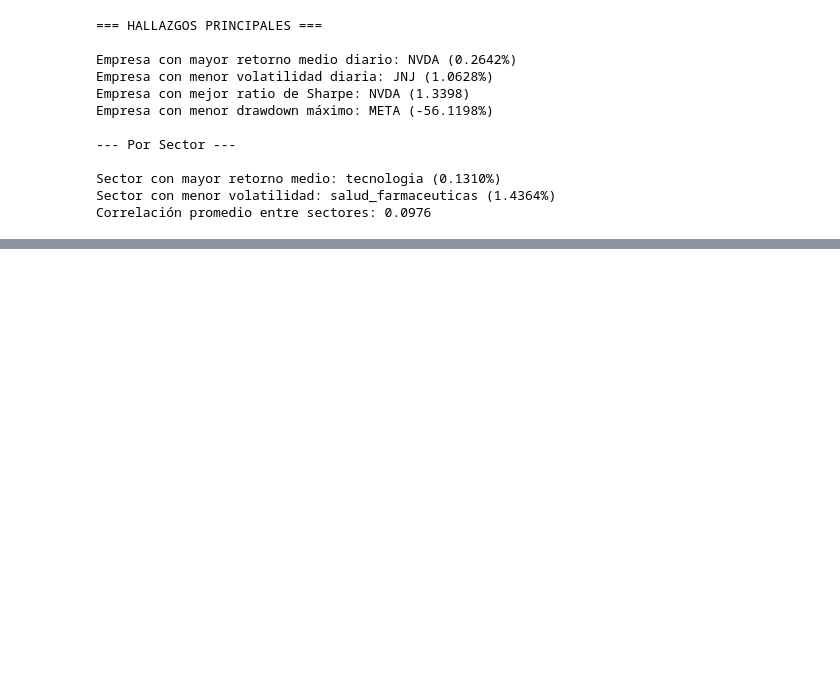
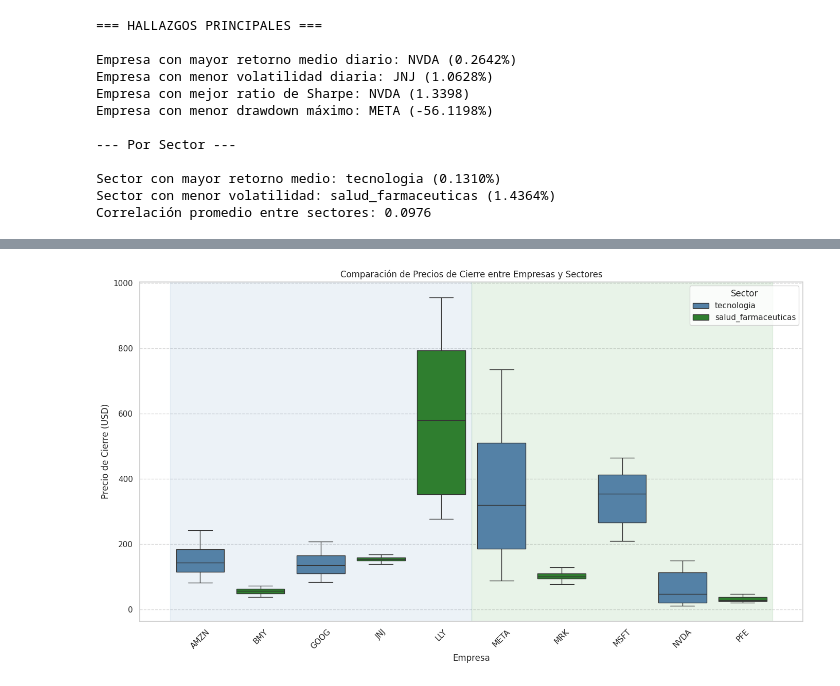
Before and after one commit to daniel-bor/analisis-inversion, a Jupyter notebook: notebooks/3_estadisticas_descriptivas.ipynb, the cells around one changed output, grey strips where cells are left out. Saved outputs shown, nothing was run; the diff lists cells and outputs as text; code cells hidden in the pictures; blank space fills up the shorter version.

```diff
--- a/notebooks/3_estadisticas_descriptivas.ipynb
+++ b/notebooks/3_estadisticas_descriptivas.ipynb
@@ -440,0 +482,33 @@ df_stats_sector.to_csv('../reports/estadisticas_descriptivas_sectores.csv', inde
+# %%
+# 8.2 Diagramas de caja para comparar precios entre sectores
+
+# Identificamos empresas por sector para el etiquetado
+empresas_tech = df[df['Sector'] == 'tecnologia']['Ticker'].unique()
+empresas_salud = df[df['Sector'] == 'salud_farmaceuticas']['Ticker'].unique()
+
+# Creamos una figura para los boxplots de los precios de cierre
+plt.figure(figsize=(14, 8))
+
+# Usamos seaborn para crear un boxplot más estilizado
+sns.boxplot(x='Ticker', y='Close', hue='Sector', data=df, palette=colors)
+
+# Personalizamos el gráfico
+plt.title('Comparación de Precios de Cierre entre Empresas y Sectores')
+plt.xlabel('Empresa')
+plt.ylabel('Precio de Cierre (USD)')
+plt.xticks(rotation=45)
+plt.legend(title='Sector')
+plt.grid(axis='y', linestyle='--', alpha=0.7)
+
+# Etiquetamos las regiones del gráfico por sector
+plt.axvspan(-0.5, len(empresas_tech) - 0.5, alpha=0.1, color=colors['tecnologia'])
+plt.axvspan(len(empresas_tech) - 0.5, len(empresas_tech) + len(empresas_salud) - 0.5, alpha=0.1, color=colors['salud_farmaceuticas'])
+
+plt.tight_layout()
+
+# Guardamos la figura
+ruta_figura = '../reports/figures/boxplot_precios_por_sector.png'
+plt.savefig(ruta_figura, dpi=300, bbox_inches='tight')
+plt.show()
+# %% [output]
+[figure, added]
```
Also changed, not shown: parts of 5 cells of this notebook, 4 other files.
